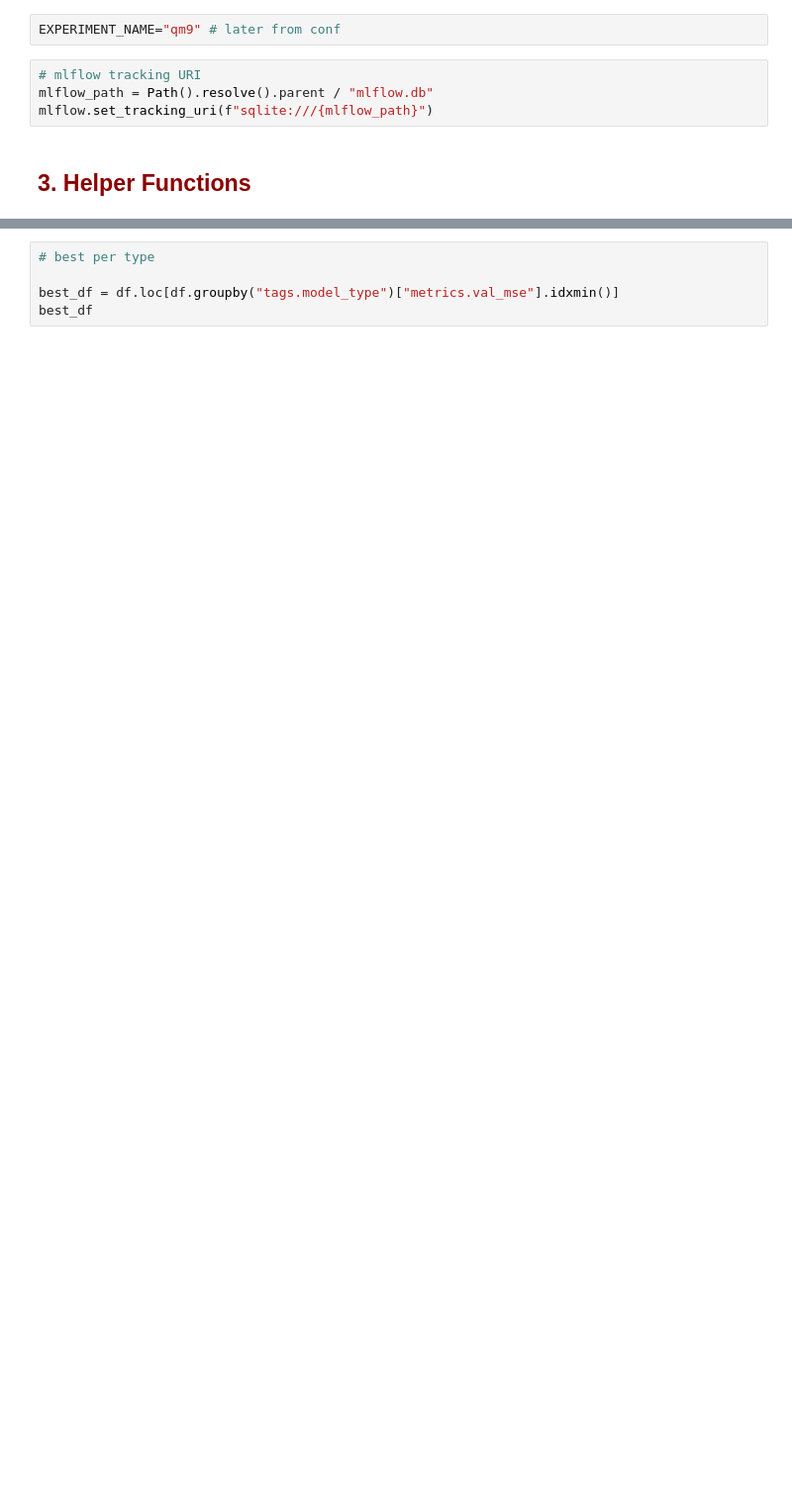
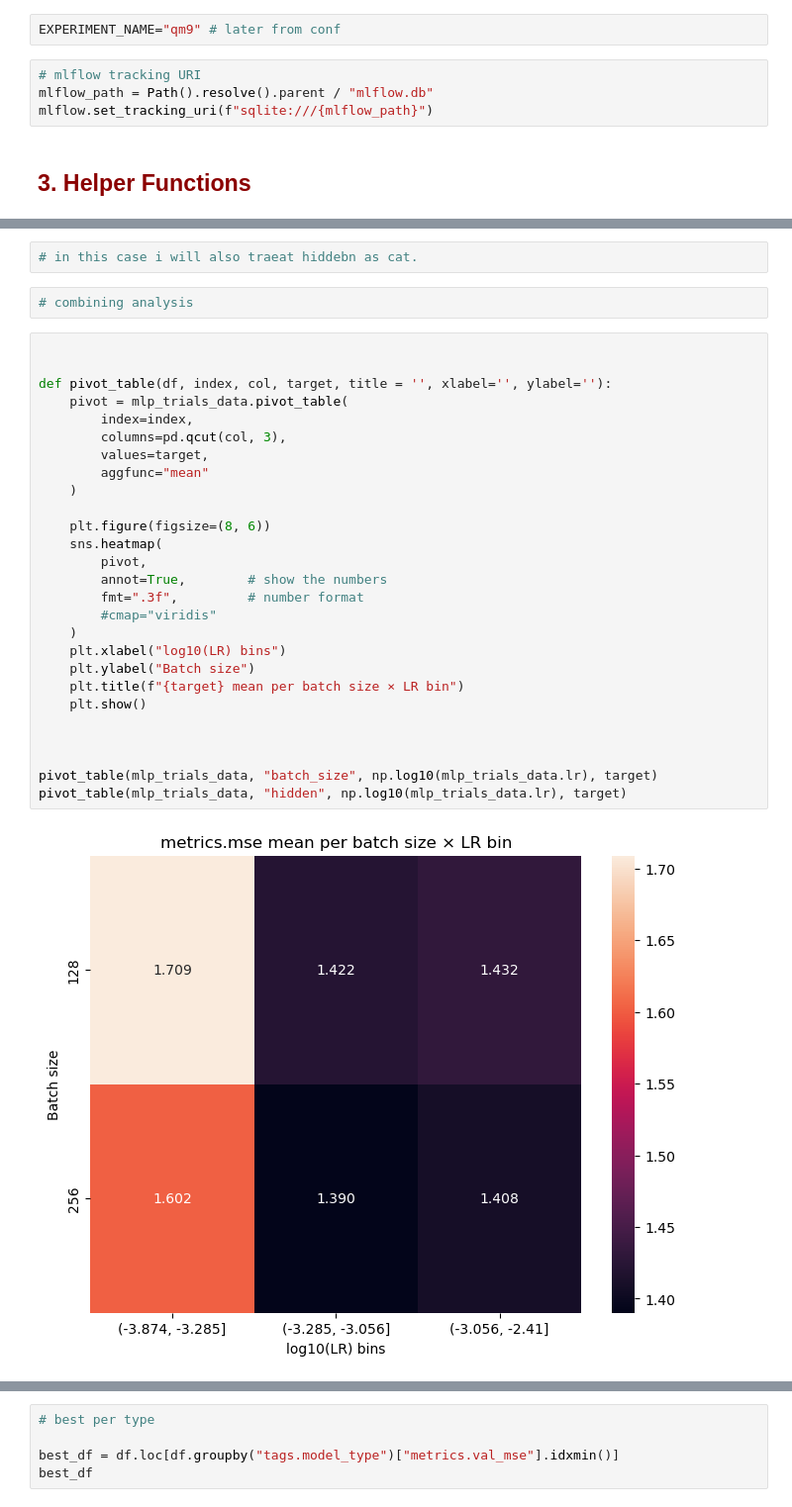
Before and after one commit to MNGARCIA085/QM9-ML, a Jupyter notebook: notebooks/Experiment Dashboard.ipynb, the cells around one changed output, grey strips where cells are left out. Shown at 99% size. Cells and saved outputs as stored; diff of their text form; blank space fills up the shorter version.

Commit message:
analysis

```diff
--- a/notebooks/Experiment Dashboard.ipynb
+++ b/notebooks/Experiment Dashboard.ipynb
@@ -176,0 +420,33 @@ df
+# %%
+# in this case i will also traeat hiddebn as cat.
+# %%
+# combining analysis
+# %%
+
+
+def pivot_table(df, index, col, target, title = '', xlabel='', ylabel=''):
+    pivot = mlp_trials_data.pivot_table(
+        index=index,
+        columns=pd.qcut(col, 3),
+        values=target,
+        aggfunc="mean"
+    )
+
+    plt.figure(figsize=(8, 6))
+    sns.heatmap(
+        pivot,
+        annot=True,        # show the numbers
+        fmt=".3f",         # number format
+        #cmap="viridis"
+    )
+    plt.xlabel("log10(LR) bins")
+    plt.ylabel("Batch size")
+    plt.title(f"{target} mean per batch size × LR bin")
+    plt.show()
+
+
+
+pivot_table(mlp_trials_data, "batch_size", np.log10(mlp_trials_data.lr), target)
+pivot_table(mlp_trials_data, "hidden", np.log10(mlp_trials_data.lr), target)
+# %% [output]
+[figure, added]
```
Also changed, not shown: parts of 58 cells of this notebook, 2 other files.
